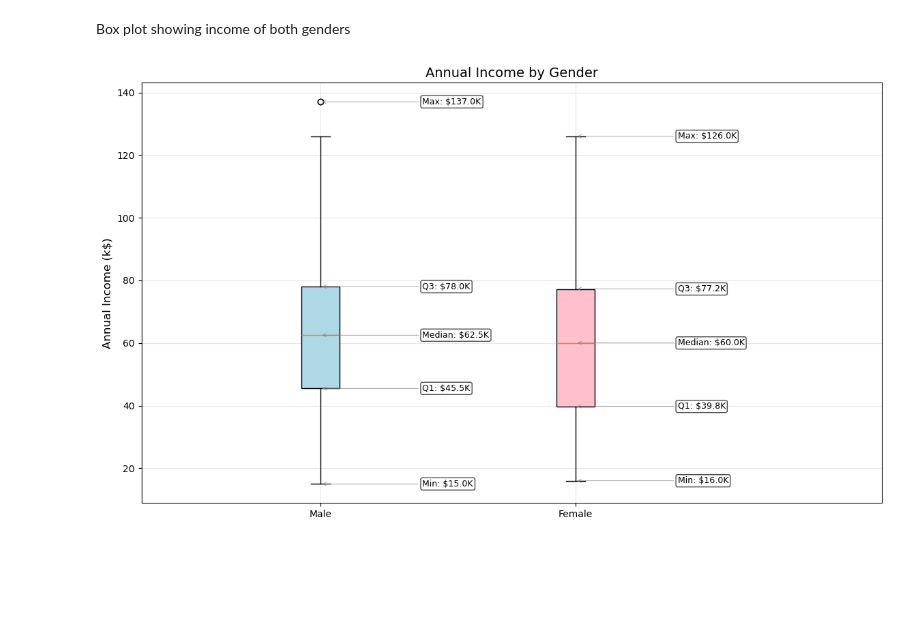
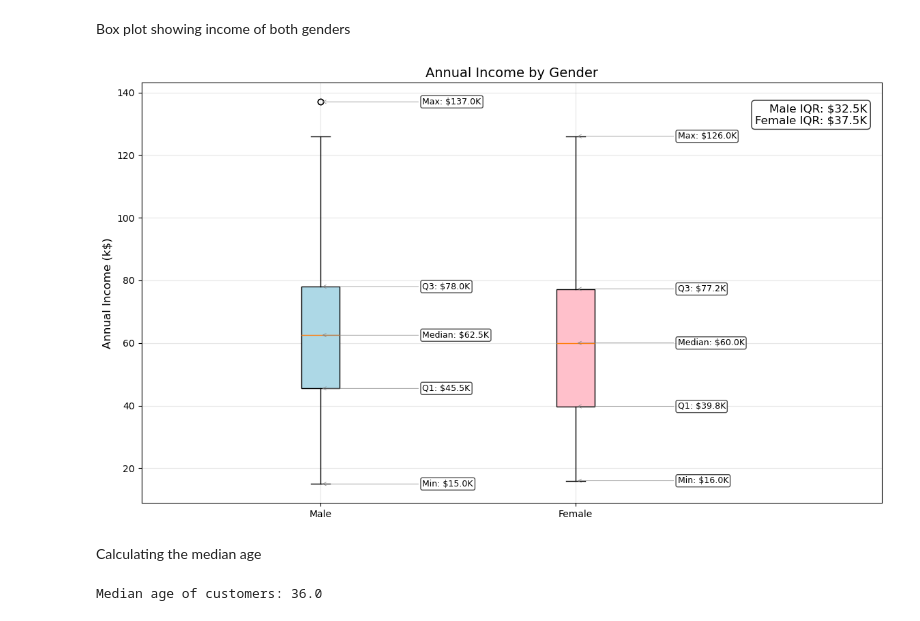
Before and after one commit to CedricBaaklini/Machine-Learning-Project, a Jupyter notebook: Project 1/Average Income and Gender.ipynb, the cells around one changed output. Saved outputs shown, nothing was run; the diff lists cells and outputs as text; code cells hidden in the pictures; blank space fills up the shorter version.

Commit message:
Adding the IQR for the annual income for both total and separate genders. I also added another boxplot for the age as well as the median age.

```diff
--- a/Project 1/Average Income and Gender.ipynb
+++ b/Project 1/Average Income and Gender.ipynb
@@ -45,20 +31,24 @@ box_plot = plt.boxplot(df['Annual Income (k$)'], patch_artist = True, boxprops =
 
 stats = df['Annual Income (k$)'].describe()
 
+iqr = stats['75%'] - stats['25%']
+
 values = {
     'Min': stats['min'],
     'Q1': stats['25%'],
     'Median': stats['50%'],
     'Q3': stats['75%'],
-    'Max': stats['max']
+    'Max': stats['max'],
 }
 
 for label, value in values.items():
     plt.annotate(f'{label}: ${value:.1f}K', xy = (1, value), xytext = (1.3, value), fontsize = 10, verticalalignment = 'center', arrowprops = dict(arrowstyle = '->', color = 'black', lw = 0.5), bbox = dict(boxstyle = "round, pad = 0.3", facecolor = "white", alpha = 0.8))
 
+plt.text(0.98, 0.95, f'IQR: ${iqr:.1f}K', transform = plt.gca().transAxes, fontsize = 12, fontweight = 'bold', ha = 'right', va = 'top', bbox = dict(boxstyle = "round, pad = 0.5", facecolor = "white", alpha = 0.8))
+
 plt.title('Box Plot of Annual Income')
 plt.ylabel('Annual Income (k$)')
 plt.xlim(0.5, 2.5)
-plt.grid(True, alpha=0.3)
+plt.grid(True, alpha = 0.3)
 plt.show()
 # %% [output]
@@ -87,34 +77,53 @@ female_income = df[df['Genre'] == 'Female']['Annual Income (k$)']
 
 box_plot = plt.boxplot([male_income, female_income], tick_labels=['Male', 'Female'], patch_artist=True)
 
 # Color the boxes
 colors = ['lightblue', 'pink']
 for patch, color in zip(box_plot['boxes'], colors):
     patch.set_facecolor(color)
 
 # Add annotations with straight arrows for each gender
 genders = ['Male', 'Female']
 data_groups = [male_income, female_income]
 
 for i, (gender, data) in enumerate(zip(genders, data_groups), 1):
     stats = data.describe()
 
     # Create annotations
     annotations = [
         (f'Min: ${stats["min"]:.1f}K', stats['min']),
         (f'Q1: ${stats["25%"]:.1f}K', stats['25%']),
         (f'Median: ${stats["50%"]:.1f}K', stats['50%']),
         (f'Q3: ${stats["75%"]:.1f}K', stats['75%']),
         (f'Max: ${stats["max"]:.1f}K', stats['max'])
     ]
 
     for j, (label, value) in enumerate(annotations):
         plt.annotate(label, xy=(i, value), xytext=(i + 0.4, value), fontsize=9, verticalalignment='center', arrowprops=dict(arrowstyle='->', color='gray', lw=0.5), bbox=dict(boxstyle="round,pad=0.2", facecolor="white", alpha=0.7))
 
-plt.title('Annual Income by Gender', fontsize=14)
-plt.ylabel('Annual Income (k$)', fontsize=12)
+# Calculating IQR
+male_stats = male_income.describe()
+female_stats = female_income.describe()
+male_iqr = male_stats['75%'] - male_stats['25%']
+female_iqr = female_stats['75%'] - female_stats['25%']
+
+iqr_values = f'Male IQR: ${male_iqr:.1f}K\nFemale IQR: ${female_iqr:.1f}K'
+
+plt.text(0.98, 0.95, iqr_values, transform = plt.gca().transAxes, fontsize = 12, ha = 'right', va = 'top', bbox = dict(boxstyle = "round, pad = 0.3", facecolor = "white", alpha = 0.8))
+
+# Title of the boxplot
+plt.title('Annual Income by Gender', fontsize = 14)
+plt.ylabel('Annual Income (k$)', fontsize = 12)
 plt.xlim(0.3, 3.2)
-plt.grid(True, alpha=0.3)
+plt.grid(True, alpha = 0.3)
 plt.show()
 # %% [output]
-[figure, old version]
+[figure, new version]
+# %% [markdown]
+Calculating the median age
+# %%
+median_age = df['Age'].median()
+
+print(f'Median age of customers: {median_age}')
+# %% [output]
+Median age of customers: 36.0
```
Also changed, not shown: parts of 3 cells of this notebook.
